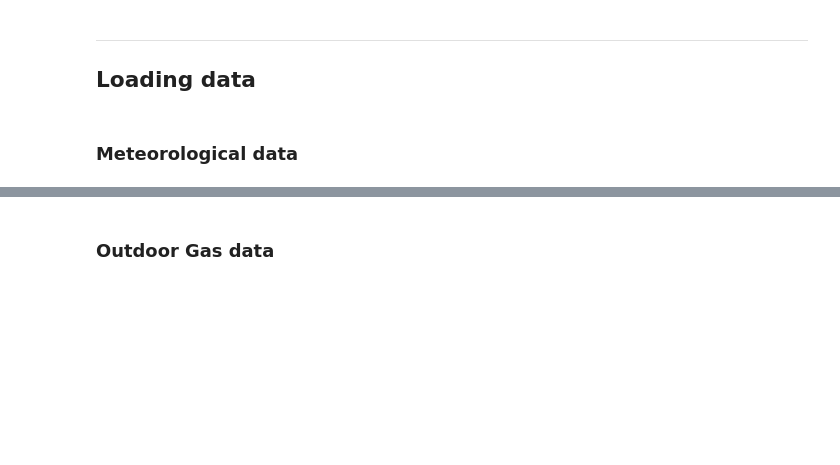
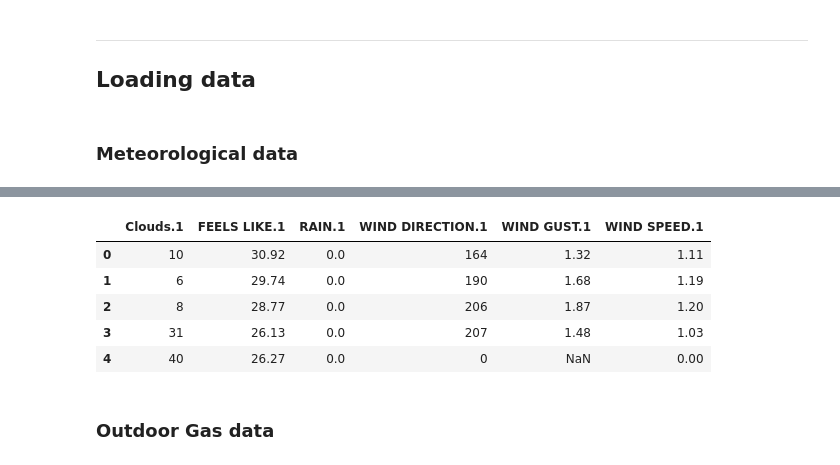
Before and after one commit to sabirinID/Nafas-Air-Quality, a Jupyter notebook: Docs/1-Exploratory-Data-Analysis.ipynb, the cells around one changed output, grey strips where cells are left out. Cells and saved outputs as stored; diff of their text form; code cells hidden in the pictures; blank space fills up the shorter version.

```diff
--- a/Docs/1-Exploratory-Data-Analysis.ipynb
+++ b/Docs/1-Exploratory-Data-Analysis.ipynb
@@ -61,3 +71,13 @@ meteorology.head()
+# %%
+bekasi_selatan = pd.read_excel('https://github.com/sabirinID/Nafas-Air-Quality-Analysis/raw/main/Dataset/meteo%20data%20hourly.xlsx', header=2, usecols="H:M")
+bekasi_selatan.head()
+# %% [output]
+|  | Clouds.1 | FEELS LIKE.1 | RAIN.1 | WIND DIRECTION.1 | WIND GUST.1 | WIND SPEED.1 |
+| 0 | 10 | 30.92 | 0.0 | 164 | 1.32 | 1.11 |
+| 1 | 6 | 29.74 | 0.0 | 190 | 1.68 | 1.19 |
+| 2 | 8 | 28.77 | 0.0 | 206 | 1.87 | 1.20 |
+| 3 | 31 | 26.13 | 0.0 | 207 | 1.48 | 1.03 |
+| 4 | 40 | 26.27 | 0.0 | 0 | NaN | 0.00 |
 # %% [markdown]
 ### Outdoor Gas data
 # %%
```
Also changed, not shown: parts of 7 cells of this notebook.
